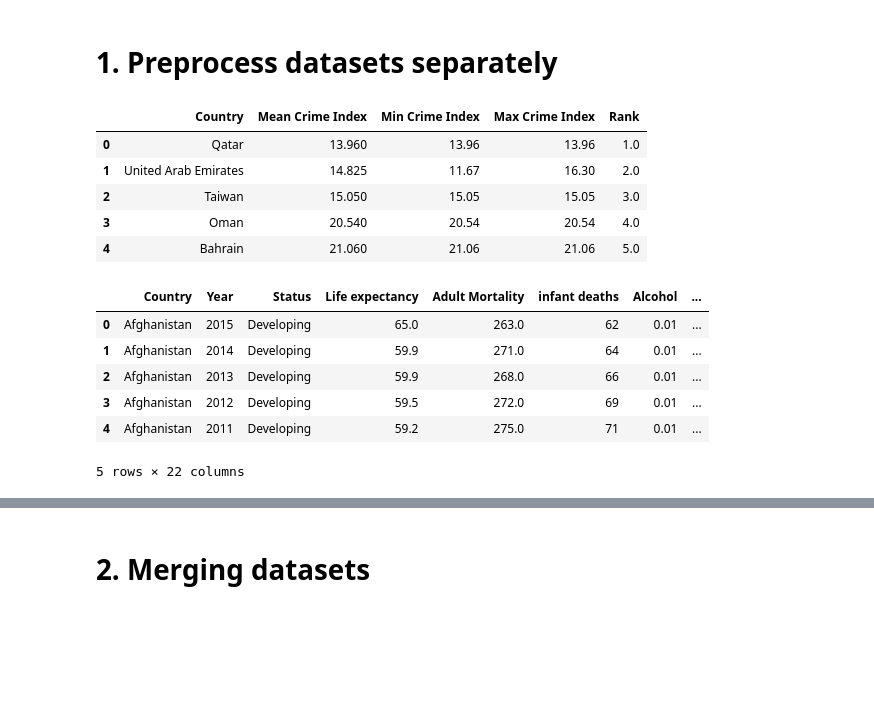
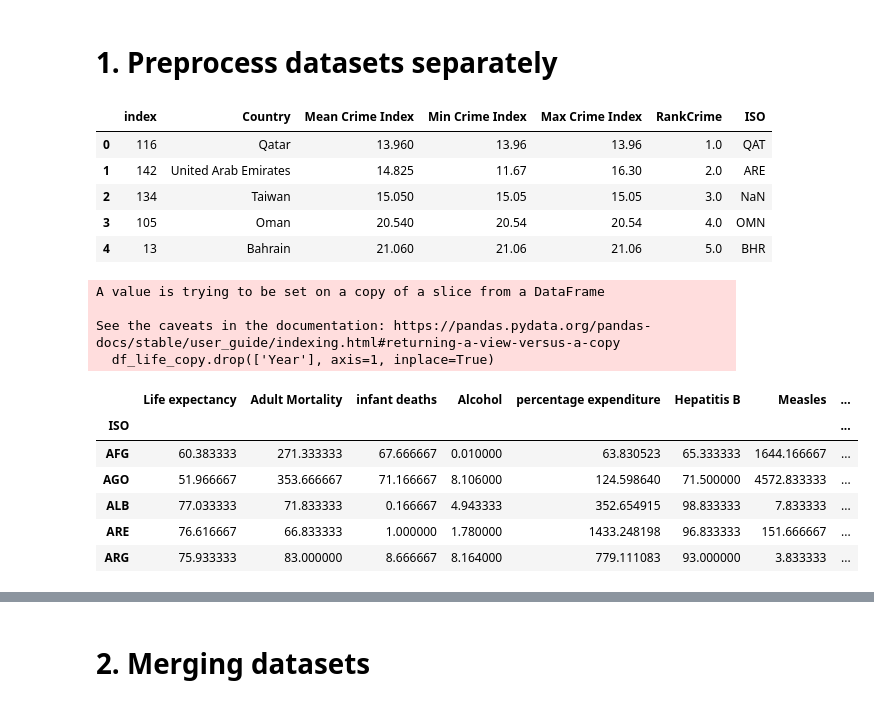
Before and after one commit to rikvanloenhout/2AMD20, a Jupyter notebook: src/main.ipynb, the cells around one changed output, grey strips where cells are left out. Drawn from its saved outputs; the diff is of its cells as text; code cells hidden in the pictures; blank space fills up the shorter version.

Commit message:
Update after feedback

```diff
--- a/src/main.ipynb
+++ b/src/main.ipynb
@@ -14,29 +221,43 @@ df_crime["Country"] = df_crime.Country.str.lstrip()
 # Get the min, max and avg crime index by country
 grouped_df_crime = df_crime.groupby('Country', as_index=False)['Crime Index'].agg(["mean", "min", "max"])
 grouped_df_crime.rename(columns={"mean": 'Mean Crime Index', "min": 'Min Crime Index', "max": 'Max Crime Index'}, inplace=True)
-grouped_df_crime['Rank'] = grouped_df_crime['Mean Crime Index'].rank()
+grouped_df_crime['RankCrime'] = grouped_df_crime['Mean Crime Index'].rank()
+grouped_df_crime = get_country_codes(grouped_df_crime, "Country")
 
-grouped_df_crime.sort_values(by="Rank").reset_index().head()
+grouped_df_crime.sort_values(by="RankCrime").reset_index().head()
 # %% [output]
-|  | Country | Mean Crime Index | Min Crime Index | Max Crime Index | Rank |
-| 0 | Qatar | 13.960 | 13.96 | 13.96 | 1.0 |
-| 1 | United Arab Emirates | 14.825 | 11.67 | 16.30 | 2.0 |
-| 2 | Taiwan | 15.050 | 15.05 | 15.05 | 3.0 |
-| 3 | Oman | 20.540 | 20.54 | 20.54 | 4.0 |
-| 4 | Bahrain | 21.060 | 21.06 | 21.06 | 5.0 |
+|  | index | Country | Mean Crime Index | Min Crime Index | Max Crime Index | RankCrime | ISO |
+| 0 | 116 | Qatar | 13.960 | 13.96 | 13.96 | 1.0 | QAT |
+| 1 | 142 | United Arab Emirates | 14.825 | 11.67 | 16.30 | 2.0 | ARE |
+| 2 | 134 | Taiwan | 15.050 | 15.05 | 15.05 | 3.0 | NaN |
+| 3 | 105 | Oman | 20.540 | 20.54 | 20.54 | 4.0 | OMN |
+| 4 | 13 | Bahrain | 21.060 | 21.06 | 21.06 | 5.0 | BHR |
 # %%
-# Import df_life
+# For the visualization
 df_life = pd.read_csv("../datasets/life_expectancy_data.csv")
+df_life = get_country_codes(df_life, "Country")
+df_life = df_life[df_life["Life expectancy "].notna()]
 
-df_life.head()
+
+# For the report. We want mean of years after 2010.
+df_life_copy = df_life
+df_life_copy = df_life_copy[df_life_copy["Year"] >= 2010]
+df_life_copy.drop(['Year'], axis=1, inplace=True)
+df_life_copy = df_life_copy.groupby("ISO").aggregate("mean")
+
+df_life_copy.head()
 # %% [output]
+A value is trying to be set on a copy of a slice from a DataFrame
+
+See the caveats in the documentation: https://pandas.pydata.org/pandas-docs/stable/user_guide/indexing.html#returning-a-view-versus-a-copy
+  df_life_copy.drop(['Year'], axis=1, inplace=True)
-|  | Country | Year | Status | Life expectancy | Adult Mortality | infant deaths | Alcohol | ... |
-| 0 | Afghanistan | 2015 | Developing | 65.0 | 263.0 | 62 | 0.01 | ... |
-| 1 | Afghanistan | 2014 | Developing | 59.9 | 271.0 | 64 | 0.01 | ... |
-| 2 | Afghanistan | 2013 | Developing | 59.9 | 268.0 | 66 | 0.01 | ... |
-| 3 | Afghanistan | 2012 | Developing | 59.5 | 272.0 | 69 | 0.01 | ... |
-| 4 | Afghanistan | 2011 | Developing | 59.2 | 275.0 | 71 | 0.01 | ... |
+|  | Life expectancy | Adult Mortality | infant deaths | Alcohol | percentage expenditure | Hepatitis B | Measles | ... |
+| ISO |  |  |  |  |  |  |  | ... |
+| AFG | 60.383333 | 271.333333 | 67.666667 | 0.010000 | 63.830523 | 65.333333 | 1644.166667 | ... |
+| AGO | 51.966667 | 353.666667 | 71.166667 | 8.106000 | 124.598640 | 71.500000 | 4572.833333 | ... |
+| ALB | 77.033333 | 71.833333 | 0.166667 | 4.943333 | 352.654915 | 98.833333 | 7.833333 | ... |
+| ARE | 76.616667 | 66.833333 | 1.000000 | 1.780000 | 1433.248198 | 96.833333 | 151.666667 | ... |
+| ARG | 75.933333 | 83.000000 | 8.666667 | 8.164000 | 779.111083 | 93.000000 | 3.833333 | ... |
-5 rows × 22 columns
 # %%
 # Import happiness
 df_happ_2015 = pd.read_csv("../datasets/world_hapiness/2015.csv")
```
Also changed, not shown: parts of 10 cells of this notebook, 1 other file.
